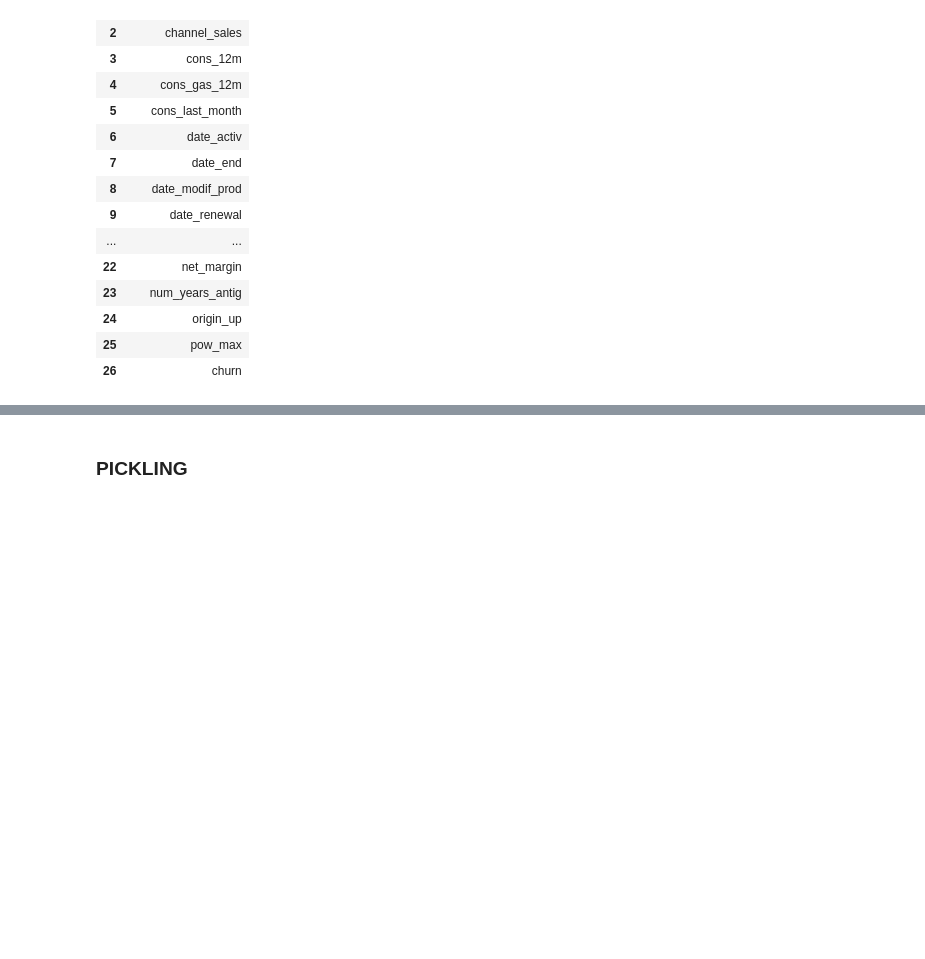
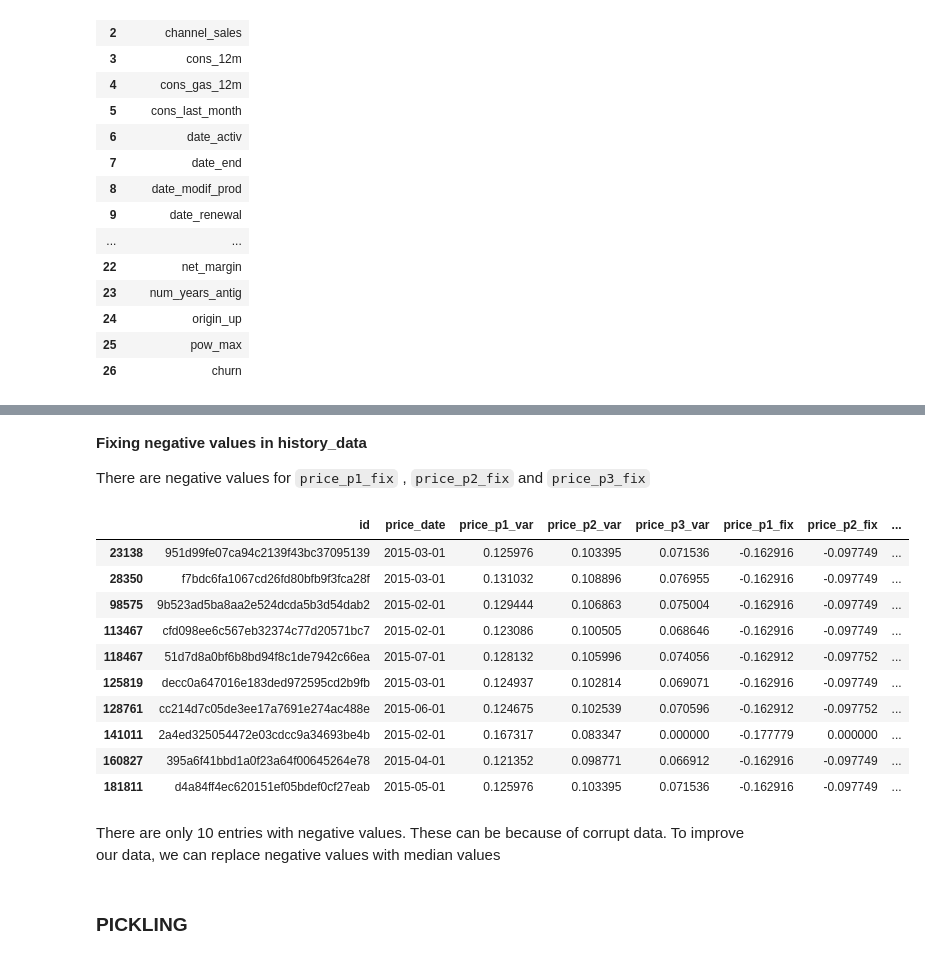
Before and after one commit to AmitChoudhary1392/BCG-Virtual-Experience-Program, a Jupyter notebook: Task-2/Task_2_EDA_and_Data_Cleaning.ipynb, the cells around one changed output, grey strips where cells are left out. Saved outputs shown, nothing was run; the diff lists cells and outputs as text; code cells hidden in the pictures; blank space fills up the shorter version.

```diff
--- a/Task-2/Task_2_EDA_and_Data_Cleaning.ipynb
+++ b/Task-2/Task_2_EDA_and_Data_Cleaning.ipynb
@@ -759,0 +805,30 @@ history_data.describe()
+# %%
+#impute missing values using median
+history_data.loc[history_data["price_p1_var"].isnull(),"price_p1_var"] = history_data["price_p1_var"].median()
+history_data.loc[history_data["price_p2_var"].isnull(),"price_p2_var"] = history_data["price_p2_var"].median()
+history_data.loc[history_data["price_p3_var"].isnull(),"price_p3_var"] = history_data["price_p3_var"].median()
+history_data.loc[history_data["price_p1_fix"].isnull(),"price_p1_fix"] = history_data["price_p1_fix"].median()
+history_data.loc[history_data["price_p2_fix"].isnull(),"price_p2_fix"] = history_data["price_p2_fix"].median()
+history_data.loc[history_data["price_p3_fix"].isnull(),"price_p3_fix"] = history_data["price_p3_fix"].median()
+# %% [markdown]
+**Fixing negative values in history_data**
+
+There are negative values for `price_p1_fix` , `price_p2_fix` and `price_p3_fix`
+# %%
+#check for negative entries
+history_data[(history_data.price_p1_fix < 0) | (history_data.price_p2_fix < 0) | (history_data.price_p3_fix < 0)]
+# %% [output]
+|  | id | price_date | price_p1_var | price_p2_var | price_p3_var | price_p1_fix | price_p2_fix | ... |
+| 23138 | 951d99fe07ca94c2139f43bc37095139 | 2015-03-01 | 0.125976 | 0.103395 | 0.071536 | -0.162916 | -0.097749 | ... |
+| 28350 | f7bdc6fa1067cd26fd80bfb9f3fca28f | 2015-03-01 | 0.131032 | 0.108896 | 0.076955 | -0.162916 | -0.097749 | ... |
+| 98575 | 9b523ad5ba8aa2e524dcda5b3d54dab2 | 2015-02-01 | 0.129444 | 0.106863 | 0.075004 | -0.162916 | -0.097749 | ... |
+| 113467 | cfd098ee6c567eb32374c77d20571bc7 | 2015-02-01 | 0.123086 | 0.100505 | 0.068646 | -0.162916 | -0.097749 | ... |
+| 118467 | 51d7d8a0bf6b8bd94f8c1de7942c66ea | 2015-07-01 | 0.128132 | 0.105996 | 0.074056 | -0.162912 | -0.097752 | ... |
+| 125819 | decc0a647016e183ded972595cd2b9fb | 2015-03-01 | 0.124937 | 0.102814 | 0.069071 | -0.162916 | -0.097749 | ... |
+| 128761 | cc214d7c05de3ee17a7691e274ac488e | 2015-06-01 | 0.124675 | 0.102539 | 0.070596 | -0.162912 | -0.097752 | ... |
+| 141011 | 2a4ed325054472e03cdcc9a34693be4b | 2015-02-01 | 0.167317 | 0.083347 | 0.000000 | -0.177779 | 0.000000 | ... |
+| 160827 | 395a6f41bbd1a0f23a64f00645264e78 | 2015-04-01 | 0.121352 | 0.098771 | 0.066912 | -0.162916 | -0.097749 | ... |
+| 181811 | d4a84ff4ec620151ef05bdef0cf27eab | 2015-05-01 | 0.125976 | 0.103395 | 0.071536 | -0.162916 | -0.097749 | ... |
+# %% [markdown]
+There are only 10 entries with negative values. These can be because of corrupt data.
+To improve our data, we can replace negative values with median values
```
Also changed, not shown: parts of 10 cells of this notebook, 2 other files.
